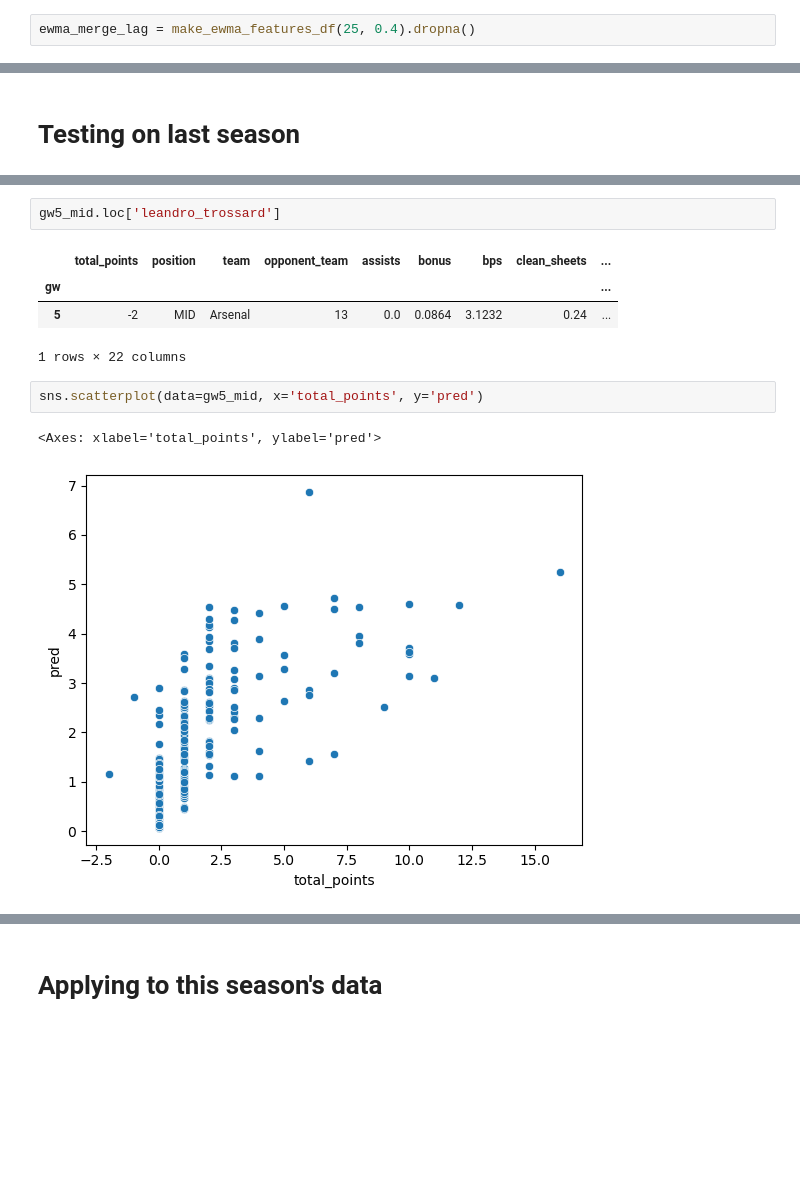
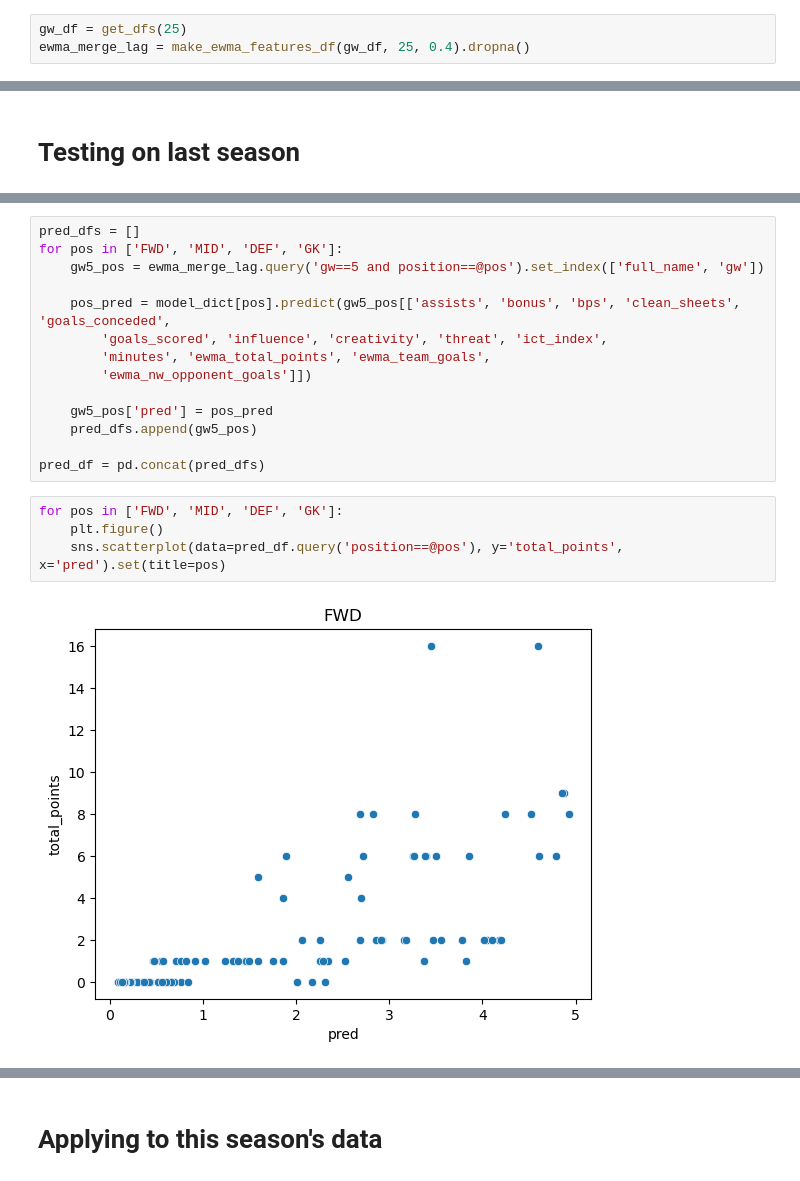
Before and after one commit to doug-ellis/draft_fpl_2526, a Jupyter notebook: transfer/gw_score_predictor_v1.ipynb, the cells around one changed output, grey strips where cells are left out. Drawn from its saved outputs; the diff is of its cells as text; blank space fills up the shorter version.

Commit message:
Applying model to this seasons data

```diff
--- a/transfer/gw_score_predictor_v1.ipynb
+++ b/transfer/gw_score_predictor_v1.ipynb
@@ -13,7 +13,8 @@ import matplotlib.pyplot as plt
 # %% [markdown]
 # Fitting model
 # %%
-ewma_merge_lag = make_ewma_features_df(25, 0.4).dropna()
+gw_df = get_dfs(25)
+ewma_merge_lag = make_ewma_features_df(gw_df, 25, 0.4).dropna()
 # %%
 model_dict = {}
 for pos in ['FWD', 'MID', 'DEF', 'GK']:
@@ -61,12 +36,20 @@ gw5_mid.sort_values('pred', ascending=False)[['total_points', 'pred']]
-# %%
-gw5_mid.loc['leandro_trossard']
-# %% [output]
-|  | total_points | position | team | opponent_team | assists | bonus | bps | clean_sheets | ... |
-| gw |  |  |  |  |  |  |  |  | ... |
-| 5 | -2 | MID | Arsenal | 13 | 0.0 | 0.0864 | 3.1232 | 0.24 | ... |
-1 rows × 22 columns
-# %%
-sns.scatterplot(data=gw5_mid, x='total_points', y='pred')
-# %% [output]
-<Axes: xlabel='total_points', ylabel='pred'>
-[figure, removed]
+# %%
+pred_dfs = []
+for pos in ['FWD', 'MID', 'DEF', 'GK']:
+    gw5_pos = ewma_merge_lag.query('gw==5 and position==@pos').set_index(['full_name', 'gw'])
+
+    pos_pred = model_dict[pos].predict(gw5_pos[['assists', 'bonus', 'bps', 'clean_sheets', 'goals_conceded',
+        'goals_scored', 'influence', 'creativity', 'threat', 'ict_index',
+        'minutes', 'ewma_total_points', 'ewma_team_goals',
+        'ewma_nw_opponent_goals']])
+
+    gw5_pos['pred'] = pos_pred
+    pred_dfs.append(gw5_pos)
+
+pred_df = pd.concat(pred_dfs)
+# %%
+for pos in ['FWD', 'MID', 'DEF', 'GK']:
+    plt.figure()
+    sns.scatterplot(data=pred_df.query('position==@pos'), y='total_points', x='pred').set(title=pos)
+# %% [output]
+[figure, added]
```
Also changed, not shown: parts of 10 cells of this notebook, 1 other file.
